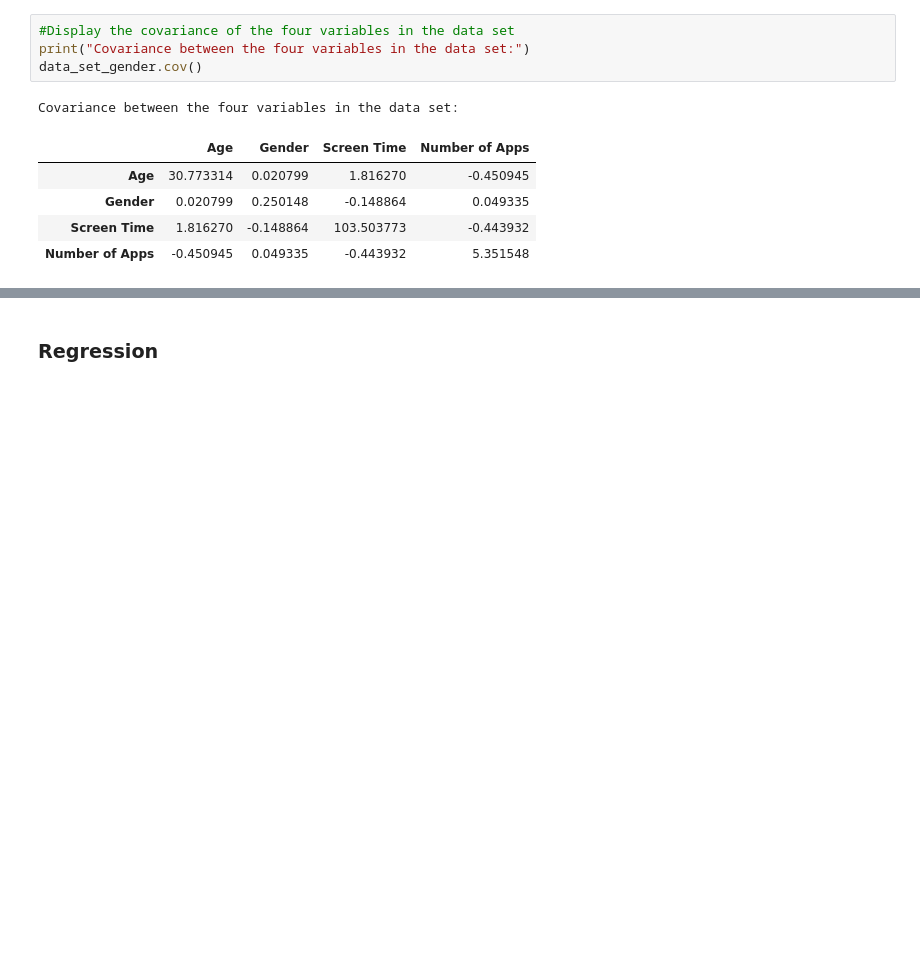
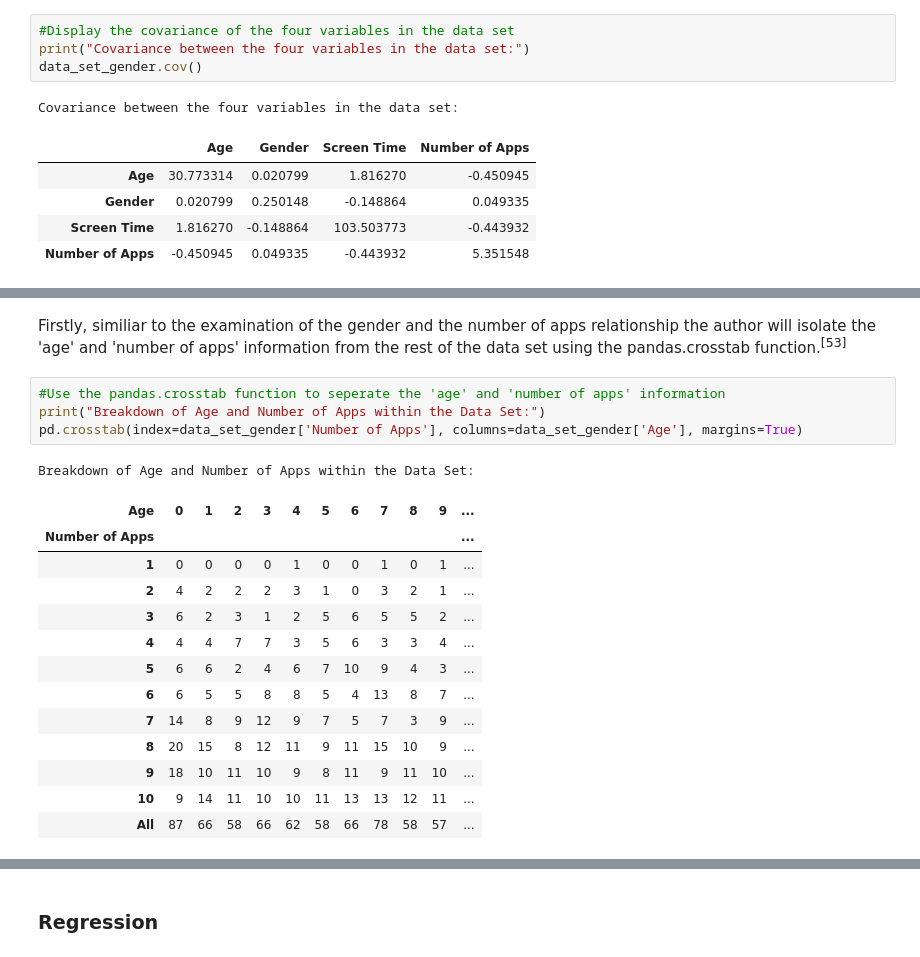
Before and after one commit to JPLee01/Programming_for_Data_Analysis-PRoject, a Jupyter notebook: Programming_for_Data_Analysis-Project.ipynb, the cells around one changed output, grey strips where cells are left out. Drawn from its saved outputs; the diff is of its cells as text; blank space fills up the shorter version.

```diff
--- a/Programming_for_Data_Analysis-Project.ipynb
+++ b/Programming_for_Data_Analysis-Project.ipynb
@@ -584,0 +588,22 @@ The main problem with interpretation is that the wide range of results that it t
+# %% [markdown]
+Firstly, similiar to the examination of the gender and the number of apps relationship the author will isolate the
+'age' and 'number of apps' information from the rest of the data set using the pandas.crosstab function.<sup>[53]</sup>
+# %%
+#Use the pandas.crosstab function to seperate the 'age' and 'number of apps' information
+print("Breakdown of Age and Number of Apps within the Data Set:")
+pd.crosstab(index=data_set_gender['Number of Apps'], columns=data_set_gender['Age'], margins=True)
+# %% [output]
+Breakdown of Age and Number of Apps within the Data Set:
+| Age | 0 | 1 | 2 | 3 | 4 | 5 | 6 | 7 | 8 | 9 | ... |
+| Number of Apps |  |  |  |  |  |  |  |  |  |  | ... |
+| 1 | 0 | 0 | 0 | 0 | 1 | 0 | 0 | 1 | 0 | 1 | ... |
+| 2 | 4 | 2 | 2 | 2 | 3 | 1 | 0 | 3 | 2 | 1 | ... |
+| 3 | 6 | 2 | 3 | 1 | 2 | 5 | 6 | 5 | 5 | 2 | ... |
+| 4 | 4 | 4 | 7 | 7 | 3 | 5 | 6 | 3 | 3 | 4 | ... |
+| 5 | 6 | 6 | 2 | 4 | 6 | 7 | 10 | 9 | 4 | 3 | ... |
+| 6 | 6 | 5 | 5 | 8 | 8 | 5 | 4 | 13 | 8 | 7 | ... |
+| 7 | 14 | 8 | 9 | 12 | 9 | 7 | 5 | 7 | 3 | 9 | ... |
+| 8 | 20 | 15 | 8 | 12 | 11 | 9 | 11 | 15 | 10 | 9 | ... |
+| 9 | 18 | 10 | 11 | 10 | 9 | 8 | 11 | 9 | 11 | 10 | ... |
+| 10 | 9 | 14 | 11 | 10 | 10 | 11 | 13 | 13 | 12 | 11 | ... |
+| All | 87 | 66 | 58 | 66 | 62 | 58 | 66 | 78 | 58 | 57 | ... |
```
Also changed, not shown: parts of 20 cells of this notebook.
